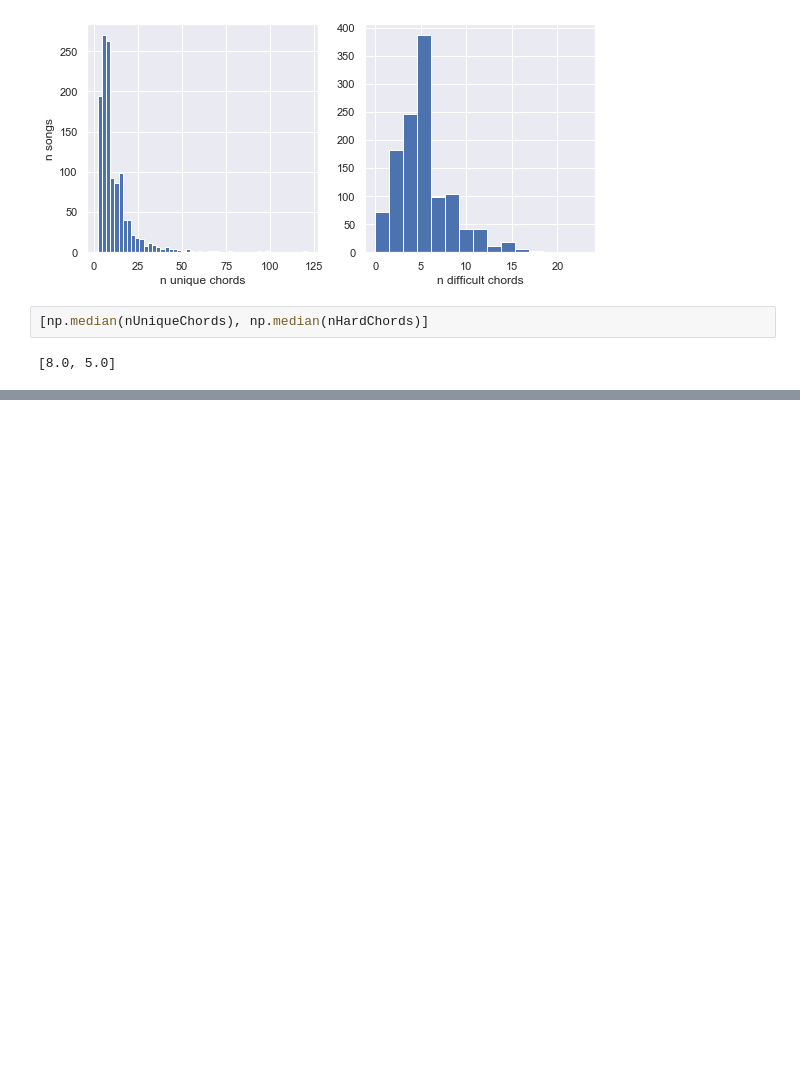
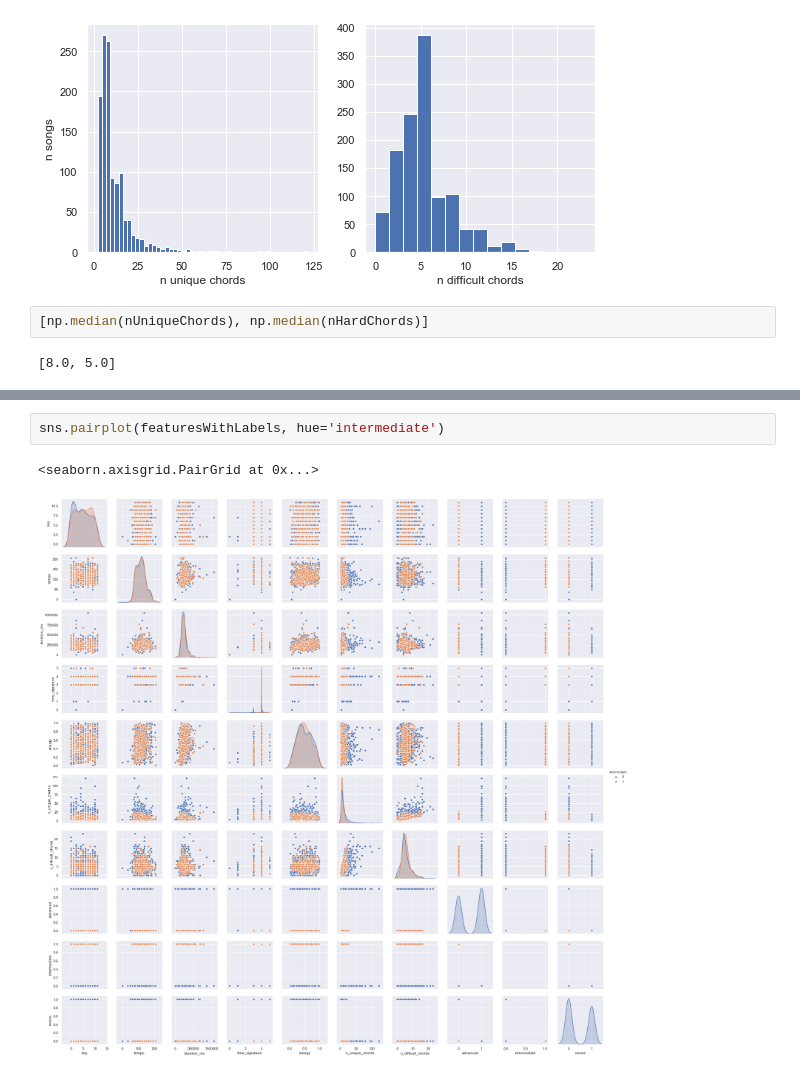
Before and after one commit to alevi813/chordRec, a Jupyter notebook: chordsEDA.ipynb, the cells around one changed output, grey strips where cells are left out. Drawn from its saved outputs; the diff is of its cells as text; blank space fills up the shorter version.

```diff
--- a/chordsEDA.ipynb
+++ b/chordsEDA.ipynb
@@ -280,0 +147,5 @@ False
+# %%
+sns.pairplot(featuresWithLabels, hue='intermediate')
+# %% [output]
+<seaborn.axisgrid.PairGrid at 0x...>
+[figure, added]
```
Also changed, not shown: parts of 37 cells of this notebook.
